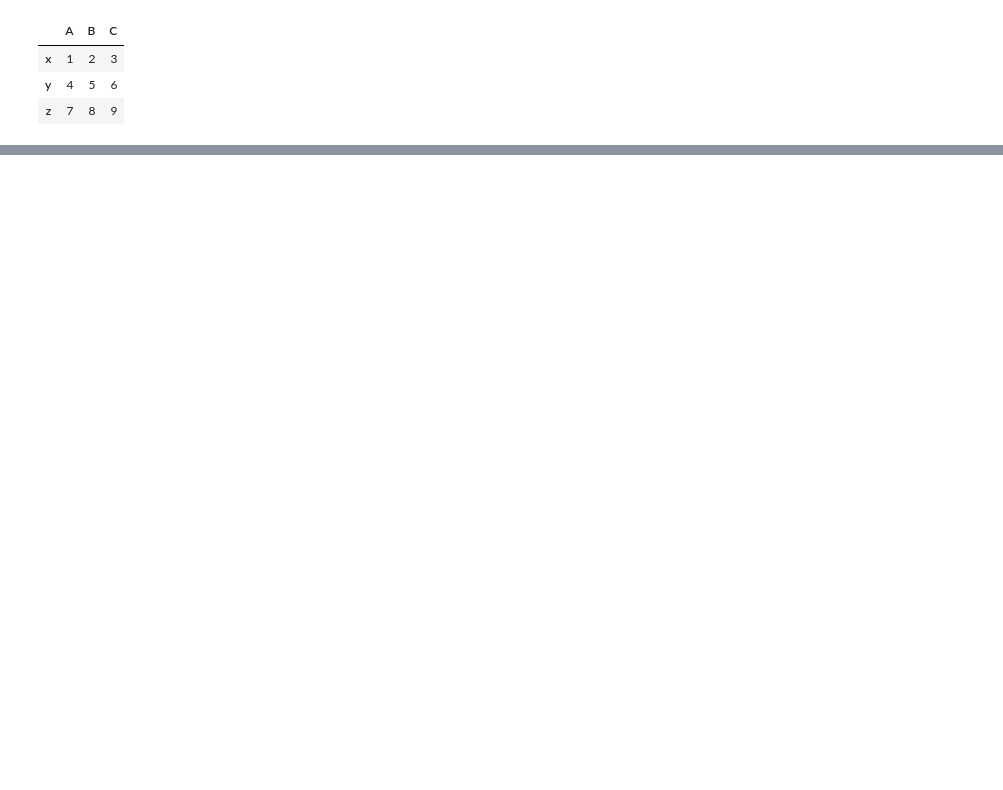
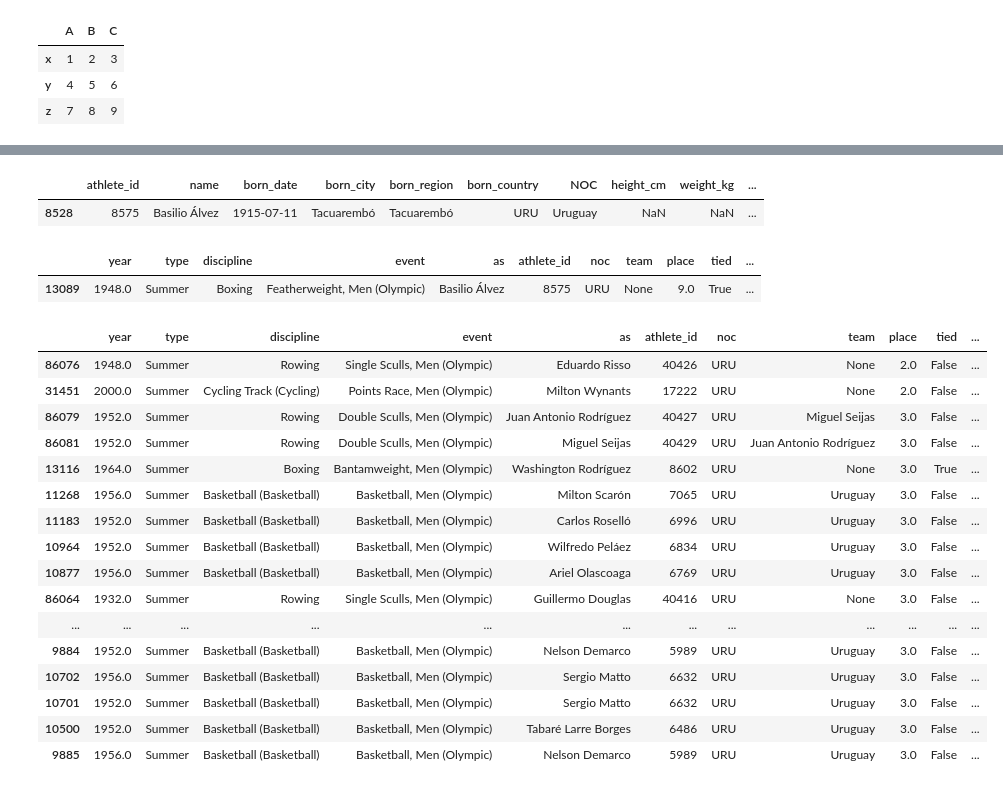
Before and after one commit to rlefebre/complete-pandas-tutorial, a Jupyter notebook: my_tests.ipynb, the cells around one changed output, grey strips where cells are left out. Cells and saved outputs as stored; diff of their text form; code cells hidden in the pictures; blank space fills up the shorter version.

```diff
--- a/my_tests.ipynb
+++ b/my_tests.ipynb
@@ -11,0 +32,3 @@ df.head()
+# %%
+results = pd.read_parquet('./data/results.parquet')
+bios = pd.read_csv('./data/bios.csv')
@@ -11,0 +49,30 @@ df.head()
+# %%
+bios.query('born_country=="URU" and born_city=="Tacuarembó"')
+# %% [output]
+|  | athlete_id | name | born_date | born_city | born_region | born_country | NOC | height_cm | weight_kg | ... |
+| 8528 | 8575 | Basilio Álvez | 1915-07-11 | Tacuarembó | Tacuarembó | URU | Uruguay | NaN | NaN | ... |
+# %%
+results[results['athlete_id']==8575]
+# %% [output]
+|  | year | type | discipline | event | as | athlete_id | noc | team | place | tied | ... |
+| 13089 | 1948.0 | Summer | Boxing | Featherweight, Men (Olympic) | Basilio Álvez | 8575 | URU | None | 9.0 | True | ... |
+# %%
+results.query('noc=="URU" and discipline!="Football (Football)"').sort_values('place').dropna(subset=['place', 'medal'])
+# %% [output]
+|  | year | type | discipline | event | as | athlete_id | noc | team | place | tied | ... |
+| 86076 | 1948.0 | Summer | Rowing | Single Sculls, Men (Olympic) | Eduardo Risso | 40426 | URU | None | 2.0 | False | ... |
+| 31451 | 2000.0 | Summer | Cycling Track (Cycling) | Points Race, Men (Olympic) | Milton Wynants | 17222 | URU | None | 2.0 | False | ... |
+| 86079 | 1952.0 | Summer | Rowing | Double Sculls, Men (Olympic) | Juan Antonio Rodríguez | 40427 | URU | Miguel Seijas | 3.0 | False | ... |
+| 86081 | 1952.0 | Summer | Rowing | Double Sculls, Men (Olympic) | Miguel Seijas | 40429 | URU | Juan Antonio Rodríguez | 3.0 | False | ... |
+| 13116 | 1964.0 | Summer | Boxing | Bantamweight, Men (Olympic) | Washington Rodríguez | 8602 | URU | None | 3.0 | True | ... |
+| 11268 | 1956.0 | Summer | Basketball (Basketball) | Basketball, Men (Olympic) | Milton Scarón | 7065 | URU | Uruguay | 3.0 | False | ... |
+| 11183 | 1952.0 | Summer | Basketball (Basketball) | Basketball, Men (Olympic) | Carlos Roselló | 6996 | URU | Uruguay | 3.0 | False | ... |
+| 10964 | 1952.0 | Summer | Basketball (Basketball) | Basketball, Men (Olympic) | Wilfredo Peláez | 6834 | URU | Uruguay | 3.0 | False | ... |
+| 10877 | 1956.0 | Summer | Basketball (Basketball) | Basketball, Men (Olympic) | Ariel Olascoaga | 6769 | URU | Uruguay | 3.0 | False | ... |
+| 86064 | 1932.0 | Summer | Rowing | Single Sculls, Men (Olympic) | Guillermo Douglas | 40416 | URU | None | 3.0 | False | ... |
+| ... | ... | ... | ... | ... | ... | ... | ... | ... | ... | ... | ... |
+| 9884 | 1952.0 | Summer | Basketball (Basketball) | Basketball, Men (Olympic) | Nelson Demarco | 5989 | URU | Uruguay | 3.0 | False | ... |
+| 10702 | 1956.0 | Summer | Basketball (Basketball) | Basketball, Men (Olympic) | Sergio Matto | 6632 | URU | Uruguay | 3.0 | False | ... |
+| 10701 | 1952.0 | Summer | Basketball (Basketball) | Basketball, Men (Olympic) | Sergio Matto | 6632 | URU | Uruguay | 3.0 | False | ... |
+| 10500 | 1952.0 | Summer | Basketball (Basketball) | Basketball, Men (Olympic) | Tabaré Larre Borges | 6486 | URU | Uruguay | 3.0 | False | ... |
+| 9885 | 1956.0 | Summer | Basketball (Basketball) | Basketball, Men (Olympic) | Nelson Demarco | 5989 | URU | Uruguay | 3.0 | False | ... |
```
Also changed, not shown: parts of 12 cells of this notebook, 3 other files.
